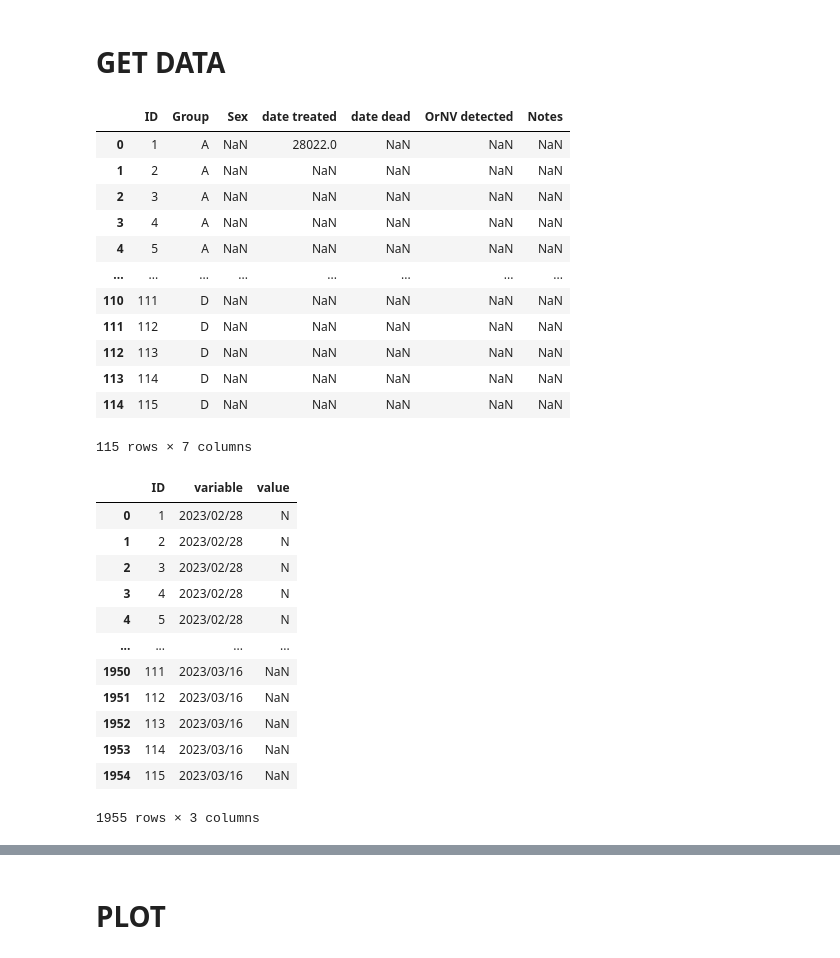
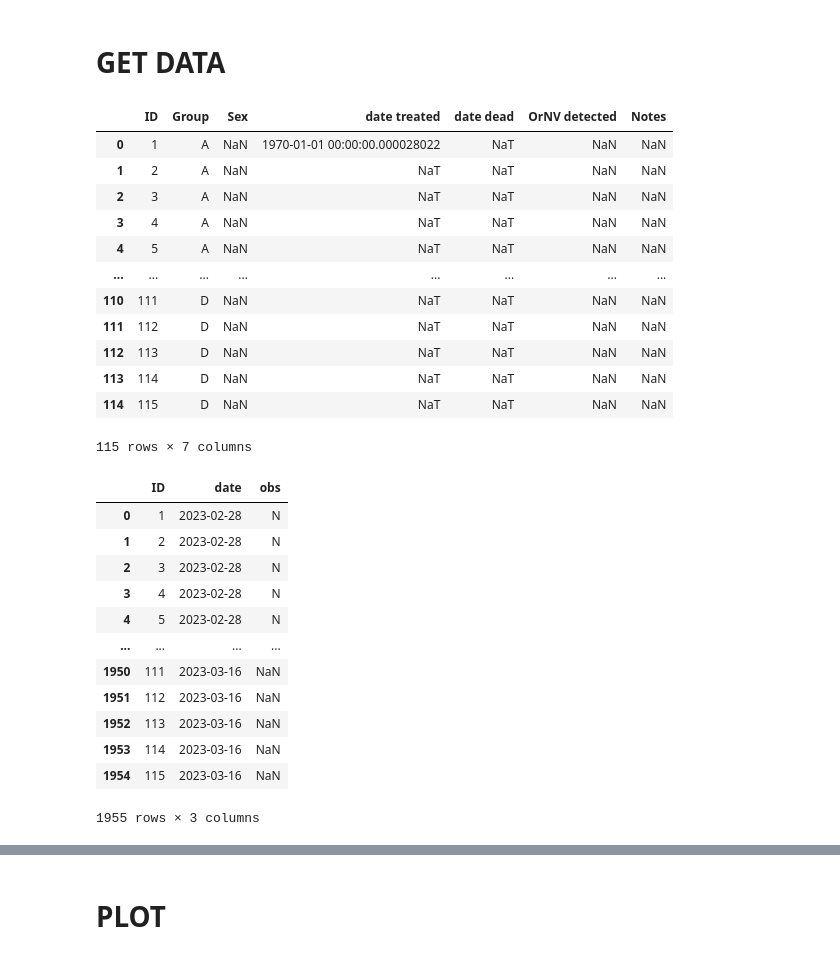
Before and after one commit to aubreymoore/crb-flight-test, a Jupyter notebook: read_data.ipynb, the cells around one changed output, grey strips where cells are left out. Drawn from its saved outputs; the diff is of its cells as text; code cells hidden in the pictures.

```diff
--- a/read_data.ipynb
+++ b/read_data.ipynb
@@ -41,24 +41,29 @@ def get_google_sheet(sheet_id, sheet_name):
 # %%
 # get 'beetles' table
 
 df_beetles = get_google_sheet(SHEET_ID, 'Beetles')
 
 # remove columns after 'Notes'
 df_beetles = df_beetles.loc[:,:'Notes']
+
+# Convert dates from string to datetime
+df_beetles['date treated'] = pd.to_datetime(df_beetles['date treated'], format='%Y/%m/%d')
+df_beetles['date dead'] = pd.to_datetime(df_beetles['date dead'], format='%Y/%m/%d')
+
 df_beetles
 # %% [output]
 |  | ID | Group | Sex | date treated | date dead | OrNV detected | Notes |
-| 0 | 1 | A | NaN | 28022.0 | NaN | NaN | NaN |
-| 1 | 2 | A | NaN | NaN | NaN | NaN | NaN |
-| 2 | 3 | A | NaN | NaN | NaN | NaN | NaN |
-| 3 | 4 | A | NaN | NaN | NaN | NaN | NaN |
-| 4 | 5 | A | NaN | NaN | NaN | NaN | NaN |
+| 0 | 1 | A | NaN | 1970-01-01 00:00:00.000028022 | NaT | NaN | NaN |
+| 1 | 2 | A | NaN | NaT | NaT | NaN | NaN |
+| 2 | 3 | A | NaN | NaT | NaT | NaN | NaN |
+| 3 | 4 | A | NaN | NaT | NaT | NaN | NaN |
+| 4 | 5 | A | NaN | NaT | NaT | NaN | NaN |
 | ... | ... | ... | ... | ... | ... | ... | ... |
-| 110 | 111 | D | NaN | NaN | NaN | NaN | NaN |
-| 111 | 112 | D | NaN | NaN | NaN | NaN | NaN |
-| 112 | 113 | D | NaN | NaN | NaN | NaN | NaN |
-| 113 | 114 | D | NaN | NaN | NaN | NaN | NaN |
-| 114 | 115 | D | NaN | NaN | NaN | NaN | NaN |
+| 110 | 111 | D | NaN | NaT | NaT | NaN | NaN |
+| 111 | 112 | D | NaN | NaT | NaT | NaN | NaN |
+| 112 | 113 | D | NaN | NaT | NaT | NaN | NaN |
+| 113 | 114 | D | NaN | NaT | NaT | NaN | NaN |
+| 114 | 115 | D | NaN | NaT | NaT | NaN | NaN |
 115 rows × 7 columns
 # %%
 # get observations table
@@ -74,20 +79,26 @@ df_observations.dropna(axis='columns', how='all', inplace=True)
 # Convert the table into a more standard format
 df_observations = df_observations.melt(id_vars='ID')
 
+# Rename
+df_observations.rename(columns={'variable':'date', 'value':'obs'}, inplace=True)
+
+# Convert date from string to datetime
+df_observations['date'] = pd.to_datetime(df_observations['date'], format='%Y/%m/%d')
+
 df_observations
 # %% [output]
-|  | ID | variable | value |
-| 0 | 1 | 2023/02/28 | N |
-| 1 | 2 | 2023/02/28 | N |
-| 2 | 3 | 2023/02/28 | N |
-| 3 | 4 | 2023/02/28 | N |
-| 4 | 5 | 2023/02/28 | N |
+|  | ID | date | obs |
+| 0 | 1 | 2023-02-28 | N |
+| 1 | 2 | 2023-02-28 | N |
+| 2 | 3 | 2023-02-28 | N |
+| 3 | 4 | 2023-02-28 | N |
+| 4 | 5 | 2023-02-28 | N |
 | ... | ... | ... | ... |
-| 1950 | 111 | 2023/03/16 | NaN |
-| 1951 | 112 | 2023/03/16 | NaN |
-| 1952 | 113 | 2023/03/16 | NaN |
-| 1953 | 114 | 2023/03/16 | NaN |
-| 1954 | 115 | 2023/03/16 | NaN |
+| 1950 | 111 | 2023-03-16 | NaN |
+| 1951 | 112 | 2023-03-16 | NaN |
+| 1952 | 113 | 2023-03-16 | NaN |
+| 1953 | 114 | 2023-03-16 | NaN |
+| 1954 | 115 | 2023-03-16 | NaN |
 1955 rows × 3 columns
 # %%
 # Merge tables using ID as key
```
Also changed, not shown: parts of 7 cells of this notebook, 2 other files.
